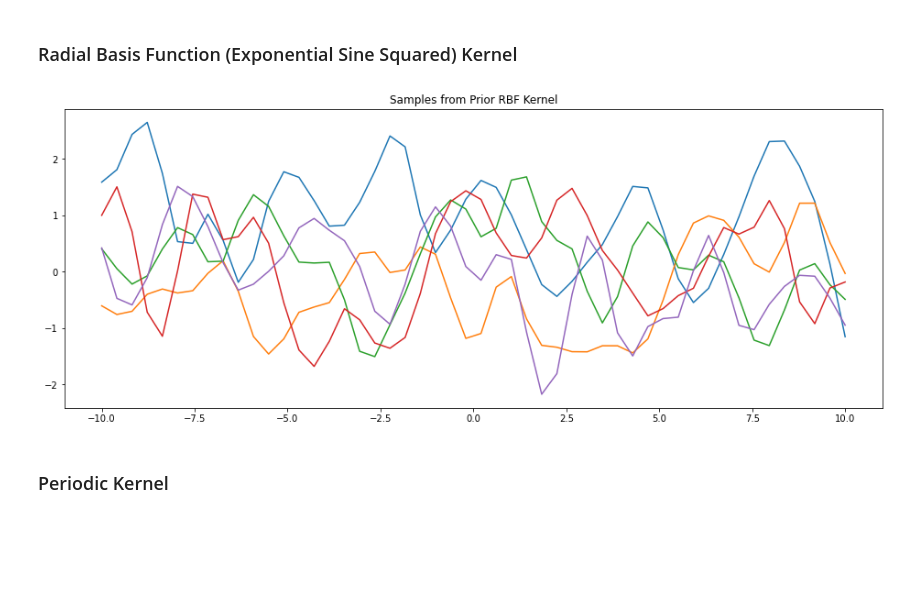
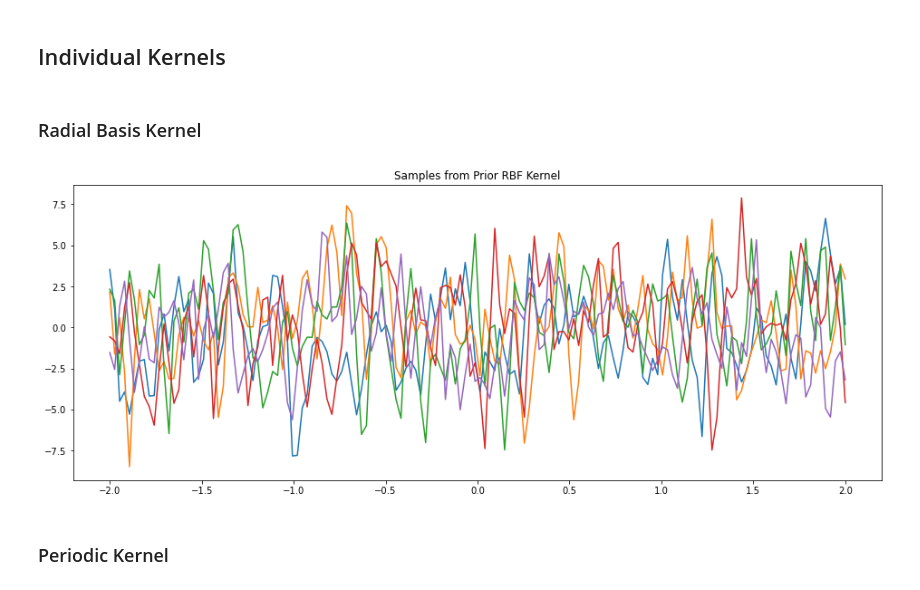
Before and after one commit to GStechschulte/energy-efficiency, a Jupyter notebook: models/gp_sample_prior_functions/sampling_prior_functions.ipynb, the cells around one changed output. Drawn from its saved outputs; the diff is of its cells as text; code cells hidden in the pictures; blank space fills up the shorter version.

```diff
--- a/models/gp_sample_prior_functions/sampling_prior_functions.ipynb
+++ b/models/gp_sample_prior_functions/sampling_prior_functions.ipynb
@@ -3,7 +3,9 @@ import torch
 import gpytorch
 import matplotlib.pyplot as plt
 import seaborn as sns
+# %% [markdown]
+## Individual Kernels
 # %% [markdown]
-### Radial Basis Function (Exponential Sine Squared) Kernel
+### Radial Basis Kernel
 # %%
-x = torch.linspace(-5, 5, 50).reshape(-1, 1)
+x = torch.linspace(-2, 2, 150).reshape(-1, 1)
@@ -21,10 +12,37 @@ mvd_samples = mvd.sample_n(5)
-# %%
-plt.figure(figsize=(16, 6))
-[plt.plot(x, sample) for sample in mvd_samples]
-plt.title('Samples from Prior RBF Kernel')
-plt.show()
-# %% [output]
-[figure, removed]
+# %%
+rbf_lengthscale_prior = gpytorch.priors.GammaPrior(2, 0.15)
+rbf_outputscale_prior = gpytorch.priors.GammaPrior(2, 5)
+lengthscale_constraint = gpytorch.constraints.Interval(0.02, 0.03)
+outputscale_constraint = gpytorch.constraints.Interval(5, 10)
+
+rbf_kernel = gpytorch.kernels.ScaleKernel(
+    gpytorch.kernels.RBFKernel(
+        #lengthscale_prior=rbf_lengthscale_prior
+        lengthscale_constraint=lengthscale_constraint
+    ),
+    #outputscale_prior=rbf_outputscale_prior,
+    outputscale_constraint=outputscale_constraint
+    )
+
+#rbf_kernel.lengthscale = rbf_lengthscale_prior.mean
+#rbf_kernel.base_kernel.lengthscale = rbf_lengthscale_prior.mean
+#rbf_kernel.outputscale = rbf_outputscale_prior.mean
+
+kernel_func = rbf_kernel(x)
+
+mvd = gpytorch.distributions.MultivariateNormal(
+    mean=torch.zeros(150),
+    covariance_matrix=kernel_func
+)
+
+mvd_samples = mvd.sample(torch.Size([5]))
+
+plt.figure(figsize=(16, 6))
+[plt.plot(x, sample) for sample in mvd_samples]
+plt.title('Samples from Prior RBF Kernel')
+plt.show()
+# %% [output]
+[figure, added]
 # %% [markdown]
 ### Periodic Kernel
 # %%
```
Also changed, not shown: parts of 15 cells of this notebook, 18 other files.
